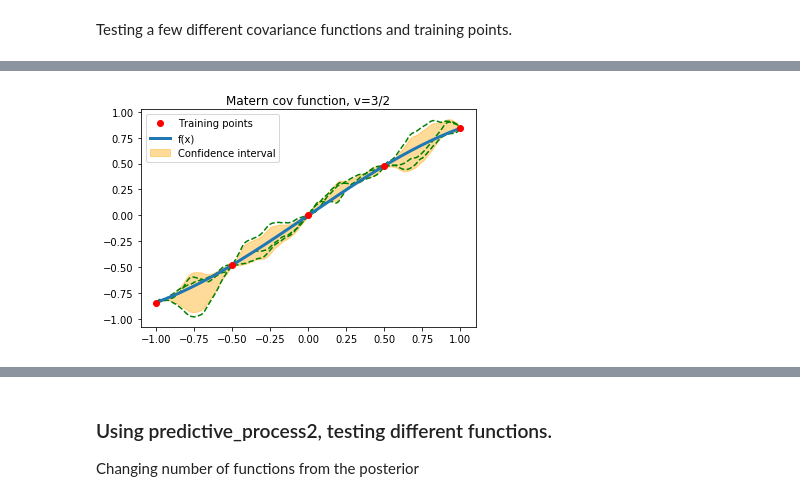
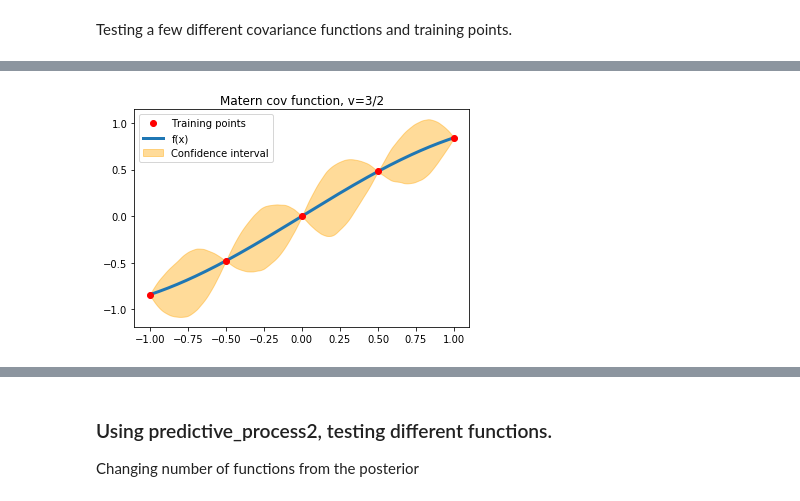
Before and after one commit to gum33/Physics-Informed-Emulator, a Jupyter notebook: Test1.ipynb, the cells around one changed output, grey strips where cells are left out. Drawn from its saved outputs; the diff is of its cells as text; code cells hidden in the pictures.

```diff
--- a/Test1.ipynb
+++ b/Test1.ipynb
@@ -29,13 +28,13 @@ plot_gpr(x, x_s, np.sin, mu, covs)
 # %%
 x = np.array([-1,-0.5, 0, 0.5,1]).reshape(-1,1)
 
 mu, covs = predictive_process(x, x_s, np.sin, cov_matern)
 
 plt.figure(3)
 plt.title("Matern cov function, v=3/2")
-plot_gpr(x, x_s, np.sin, mu, covs)
+plot_gpr(x, x_s, np.sin, mu, covs, samples=50, draw_samples=False)
 # %% [output]
-[figure, old version]
+[figure, new version]
 # %%
 x = np.array([-1,-0.5, 0, 0.5,1]).reshape(-1,1)
 
```
Also changed, not shown: parts of 6 cells of this notebook, 2 other files.
